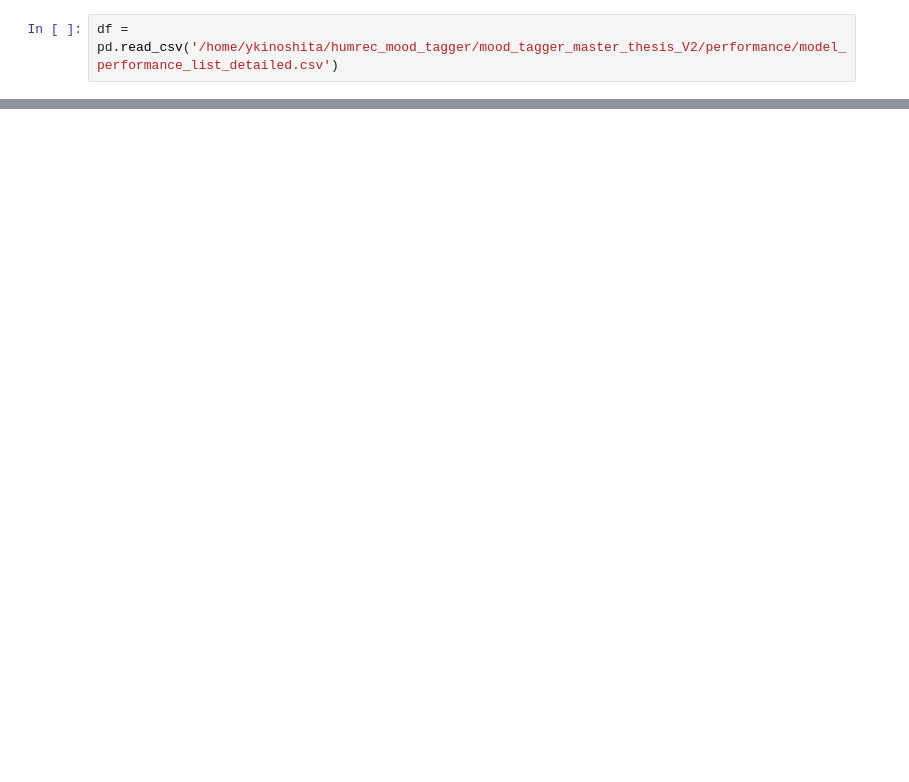
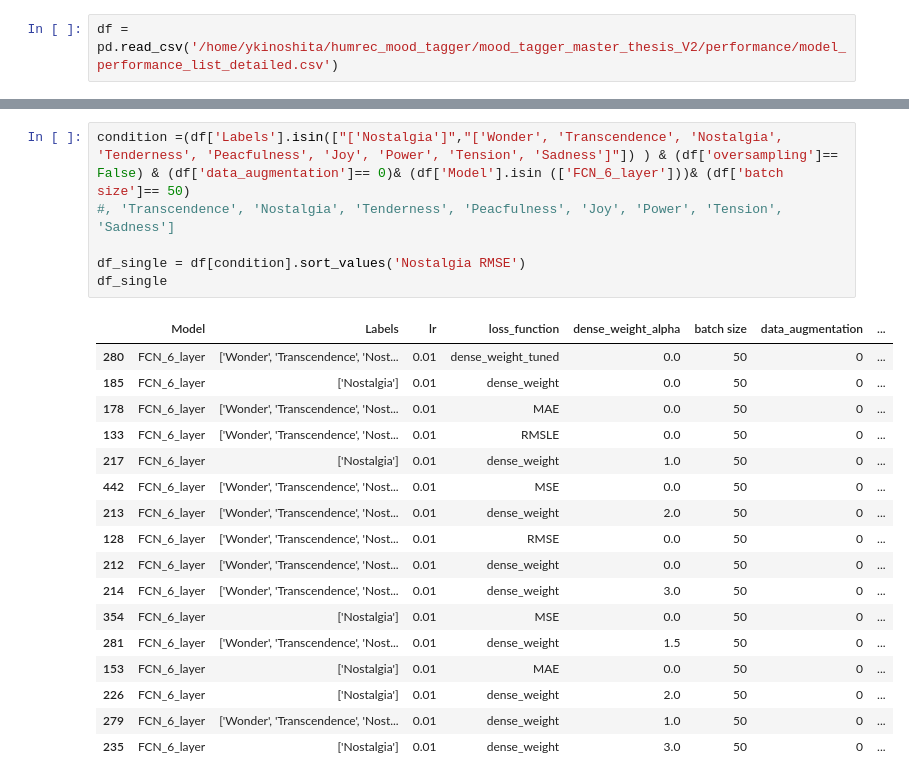
Before and after one commit to JPNMint/automatic_music_mood_tagging, a Jupyter notebook: mood_tagger_master_thesis_V2/results_thesis_writing.ipynb, the cells around one changed output, grey strips where cells are left out. Cells and saved outputs as stored; diff of their text form; blank space fills up the shorter version.

```diff
--- a/mood_tagger_master_thesis_V2/results_thesis_writing.ipynb
+++ b/mood_tagger_master_thesis_V2/results_thesis_writing.ipynb
@@ -92,0 +167,24 @@ df = pd.read_csv('/home/ykinoshita/humrec_mood_tagger/mood_tagger_master_thesis_
+# %%
+condition =(df['Labels'].isin(["['Nostalgia']","['Wonder', 'Transcendence', 'Nostalgia', 'Tenderness', 'Peacfulness', 'Joy', 'Power', 'Tension', 'Sadness']"]) ) & (df['oversampling']== False) & (df['data_augmentation']== 0)& (df['Model'].isin (['FCN_6_layer']))& (df['batch size']== 50)
+#, 'Transcendence', 'Nostalgia', 'Tenderness', 'Peacfulness', 'Joy', 'Power', 'Tension', 'Sadness']
+
+df_single = df[condition].sort_values('Nostalgia RMSE')
+df_single
+# %% [output]
+|  | Model | Labels | lr | loss_function | dense_weight_alpha | batch size | data_augmentation | ... |
+| 280 | FCN_6_layer | ['Wonder', 'Transcendence', 'Nost... | 0.01 | dense_weight_tuned | 0.0 | 50 | 0 | ... |
+| 185 | FCN_6_layer | ['Nostalgia'] | 0.01 | dense_weight | 0.0 | 50 | 0 | ... |
+| 178 | FCN_6_layer | ['Wonder', 'Transcendence', 'Nost... | 0.01 | MAE | 0.0 | 50 | 0 | ... |
+| 133 | FCN_6_layer | ['Wonder', 'Transcendence', 'Nost... | 0.01 | RMSLE | 0.0 | 50 | 0 | ... |
+| 217 | FCN_6_layer | ['Nostalgia'] | 0.01 | dense_weight | 1.0 | 50 | 0 | ... |
+| 442 | FCN_6_layer | ['Wonder', 'Transcendence', 'Nost... | 0.01 | MSE | 0.0 | 50 | 0 | ... |
+| 213 | FCN_6_layer | ['Wonder', 'Transcendence', 'Nost... | 0.01 | dense_weight | 2.0 | 50 | 0 | ... |
+| 128 | FCN_6_layer | ['Wonder', 'Transcendence', 'Nost... | 0.01 | RMSE | 0.0 | 50 | 0 | ... |
+| 212 | FCN_6_layer | ['Wonder', 'Transcendence', 'Nost... | 0.01 | dense_weight | 0.0 | 50 | 0 | ... |
+| 214 | FCN_6_layer | ['Wonder', 'Transcendence', 'Nost... | 0.01 | dense_weight | 3.0 | 50 | 0 | ... |
+| 354 | FCN_6_layer | ['Nostalgia'] | 0.01 | MSE | 0.0 | 50 | 0 | ... |
+| 281 | FCN_6_layer | ['Wonder', 'Transcendence', 'Nost... | 0.01 | dense_weight | 1.5 | 50 | 0 | ... |
+| 153 | FCN_6_layer | ['Nostalgia'] | 0.01 | MAE | 0.0 | 50 | 0 | ... |
+| 226 | FCN_6_layer | ['Nostalgia'] | 0.01 | dense_weight | 2.0 | 50 | 0 | ... |
+| 279 | FCN_6_layer | ['Wonder', 'Transcendence', 'Nost... | 0.01 | dense_weight | 1.0 | 50 | 0 | ... |
+| 235 | FCN_6_layer | ['Nostalgia'] | 0.01 | dense_weight | 3.0 | 50 | 0 | ... |
```
Also changed, not shown: parts of 40 cells of this notebook, 41 other files.
